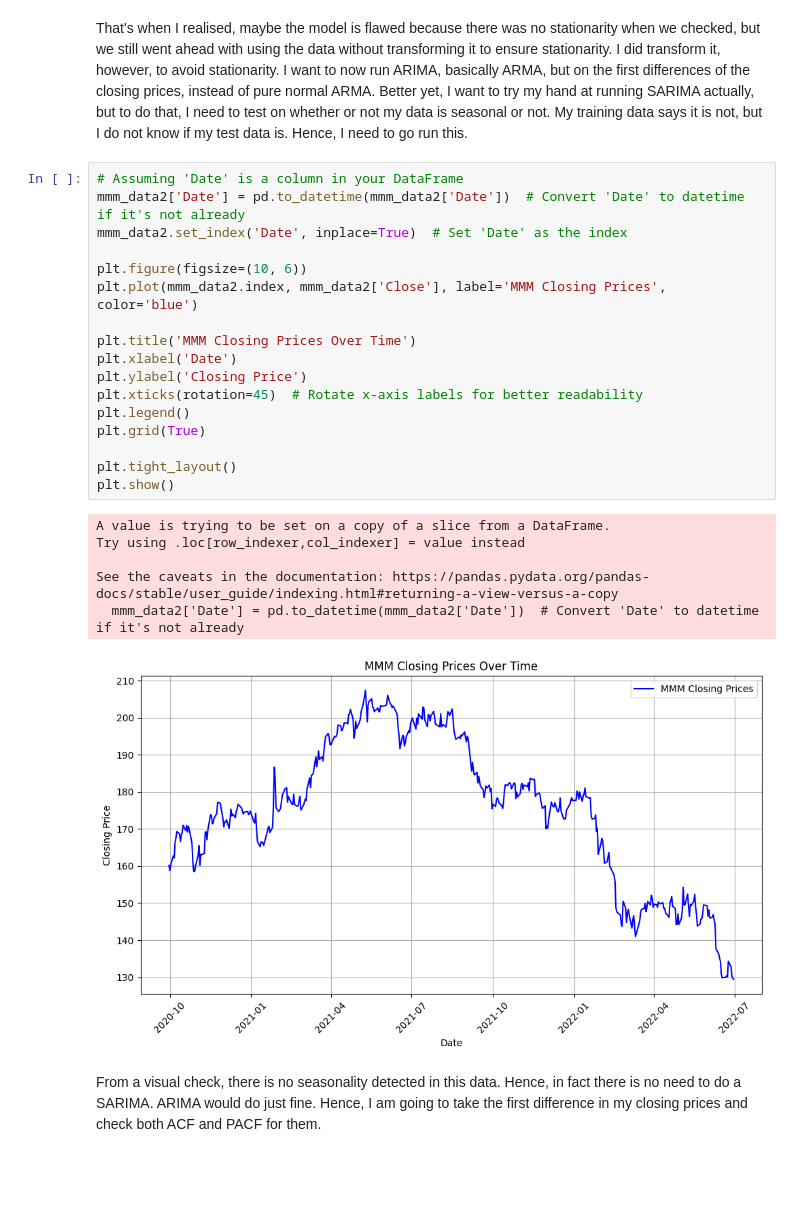
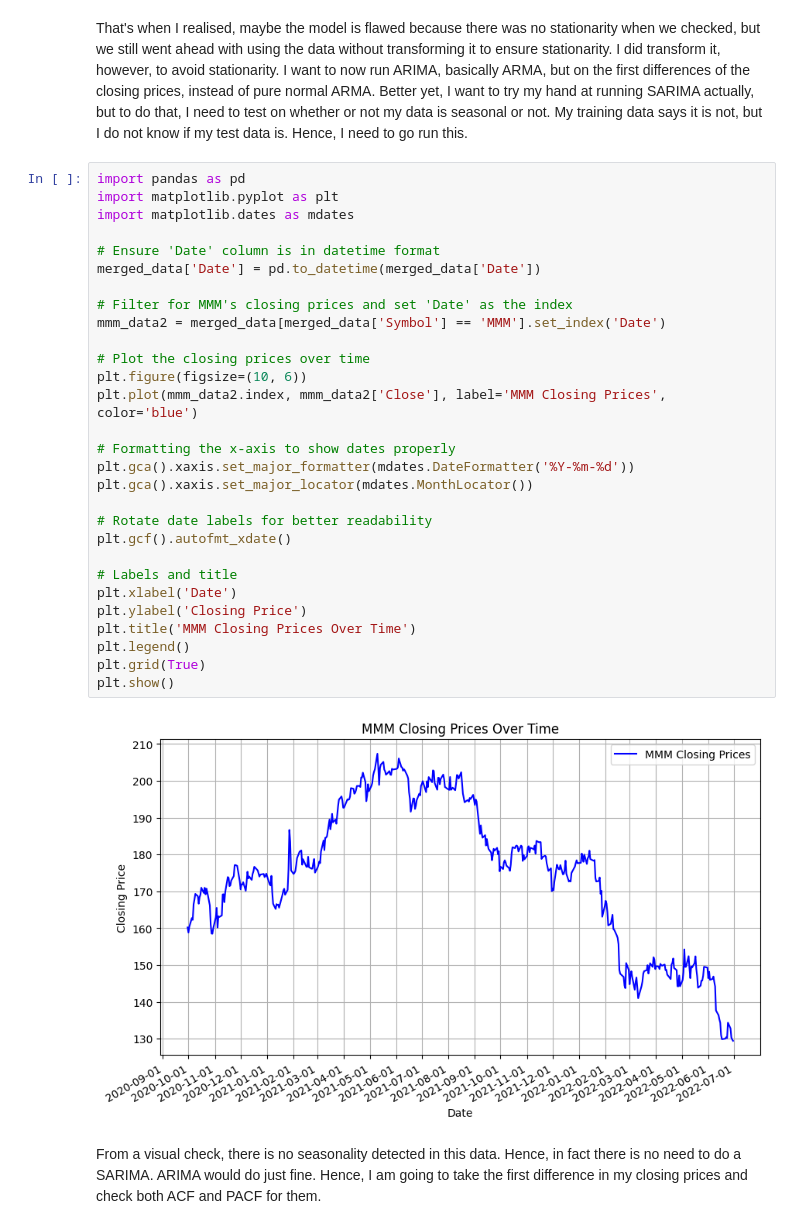
Before and after one commit to yothisisash/IT1244-Stock-Market, a Jupyter notebook: aswin.ipynb, the cells around one changed output. Cells and saved outputs as stored; diff of their text form; blank space fills up the shorter version.

```diff
--- a/aswin.ipynb
+++ b/aswin.ipynb
@@ -455,30 +440,37 @@ Hybrid Directional Symmetry (HDS): 0.44
 Next, we are going to go into Moving Average model, and the difference is that moving average sees to it that, to derive the next closing price, you need to take the mu (some mean) that the entire model gravitates about, and a linear combination of errors in the previous lags multiplied with some co-efficients. Now, in order to choose your q, which is the lagged variables you want to include in this linear combination, you need to satisfy the condition of correlation between the current variable and the lagged variable of interest. We can check this via looking at your autocorrelation function. Does it shut off to 0 after a certain "q" number of lagged variables? Referring back to our graph of ACF, no it does not. Hence, moving average model might not be applicable because if it were to use it, we need to have so many moving averages till the autocorrelation decays to zero gradually and slowly at some large value q.
 # %% [markdown]
 That's when I realised, maybe the model is flawed because there was no stationarity when we checked, but we still went ahead with using the data without transforming it to ensure stationarity. I did transform it, however, to avoid stationarity. I want to now run ARIMA, basically ARMA, but on the first differences of the closing prices, instead of pure normal ARMA. Better yet, I want to try my hand at running SARIMA actually, but to do that, I need to test on whether or not my data is seasonal or not. My training data says it is not, but I do not know if my test data is. Hence, I need to go run this.
-# %%
-# Assuming 'Date' is a column in your DataFrame
-mmm_data2['Date'] = pd.to_datetime(mmm_data2['Date'])  # Convert 'Date' to datetime if it's not already
-mmm_data2.set_index('Date', inplace=True)  # Set 'Date' as the index
-
-plt.figure(figsize=(10, 6))
-plt.plot(mmm_data2.index, mmm_data2['Close'], label='MMM Closing Prices', color='blue')
-
-plt.title('MMM Closing Prices Over Time')
-plt.xlabel('Date')
-plt.ylabel('Closing Price')
-plt.xticks(rotation=45)  # Rotate x-axis labels for better readability
-plt.legend()
-plt.grid(True)
-
-plt.tight_layout()
-plt.show()
-# %% [output]
-A value is trying to be set on a copy of a slice from a DataFrame.
-Try using .loc[row_indexer,col_indexer] = value instead
-
-See the caveats in the documentation: https://pandas.pydata.org/pandas-docs/stable/user_guide/indexing.html#returning-a-view-versus-a-copy
-  mmm_data2['Date'] = pd.to_datetime(mmm_data2['Date'])  # Convert 'Date' to datetime if it's not already
-[figure, removed]
+# %%
+import pandas as pd
+import matplotlib.pyplot as plt
+import matplotlib.dates as mdates
+
+# Ensure 'Date' column is in datetime format
+merged_data['Date'] = pd.to_datetime(merged_data['Date'])
+
+# Filter for MMM's closing prices and set 'Date' as the index
+mmm_data2 = merged_data[merged_data['Symbol'] == 'MMM'].set_index('Date')
+
+# Plot the closing prices over time
+plt.figure(figsize=(10, 6))
+plt.plot(mmm_data2.index, mmm_data2['Close'], label='MMM Closing Prices', color='blue')
+
+# Formatting the x-axis to show dates properly
+plt.gca().xaxis.set_major_formatter(mdates.DateFormatter('%Y-%m-%d'))
+plt.gca().xaxis.set_major_locator(mdates.MonthLocator())
+
+# Rotate date labels for better readability
+plt.gcf().autofmt_xdate()
+
+# Labels and title
+plt.xlabel('Date')
+plt.ylabel('Closing Price')
+plt.title('MMM Closing Prices Over Time')
+plt.legend()
+plt.grid(True)
+plt.show()
+# %% [output]
+[figure, added]
 # %% [markdown]
 From a visual check, there is no seasonality detected in this data. Hence, in fact there is no need to do a SARIMA. ARIMA would do just fine. Hence, I am going to take the first difference in my closing prices and check both ACF and PACF for them.
 # %%
```
Also changed, not shown: parts of 7 cells of this notebook, 2 other files.
